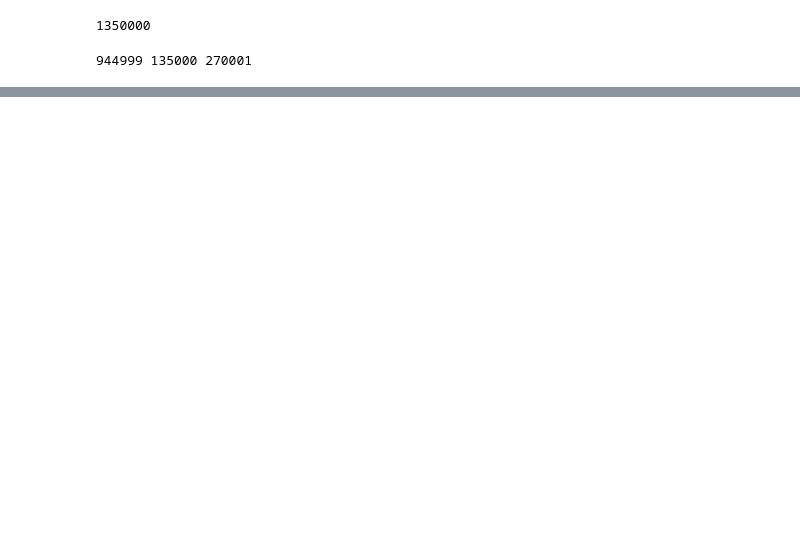
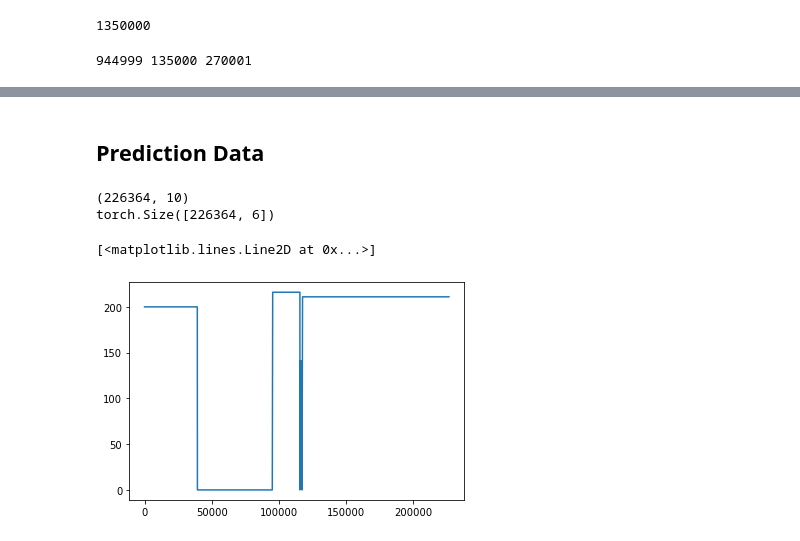
Before and after one commit to priyatarigopula02/Krafthack, a Jupyter notebook: Simple_NN.ipynb, the cells around one changed output, grey strips where cells are left out. Saved outputs shown, nothing was run; the diff lists cells and outputs as text; code cells hidden in the pictures; blank space fills up the shorter version.

```diff
--- a/Simple_NN.ipynb
+++ b/Simple_NN.ipynb
@@ -290,0 +294,14 @@ Validation Loss Decreased(6.364025--->6.356010)          Saving The Model
+# %% [markdown]
+## Prediction Data
+# %%
+prediction_input = np.load('prediction_input_3.npz')
+print(prediction_input['X'].shape)
+
+pred_inp,_ = normalize(prediction_input['X'])
+pred_inp = torch.tensor(pred_inp.astype('float32')).to(device)
+
+pred_target = model.forward(pred_inp)
+print(pred_target.shape)
+# %% [output]
+(226364, 10)
+torch.Size([226364, 6])
@@ -290,0 +312,6 @@ Validation Loss Decreased(6.364025--->6.356010)          Saving The Model
+# %%
+#plt.plot(prediction_input['X'][:,1])
+plt.plot(prediction_input['X'][:,0])
+# %% [output]
+[<matplotlib.lines.Line2D at 0x...>]
+[figure, added]
```
Also changed, not shown: parts of 12 cells of this notebook, 3 other files.
